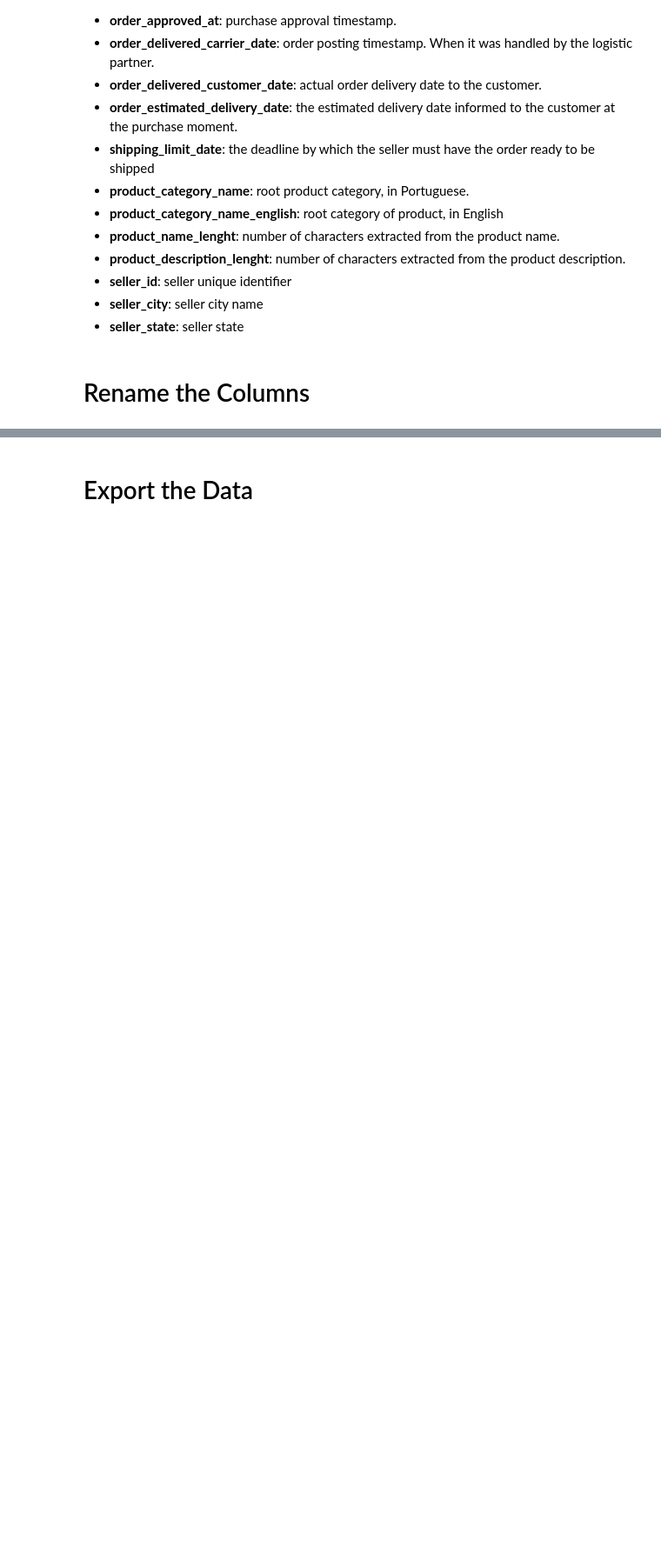
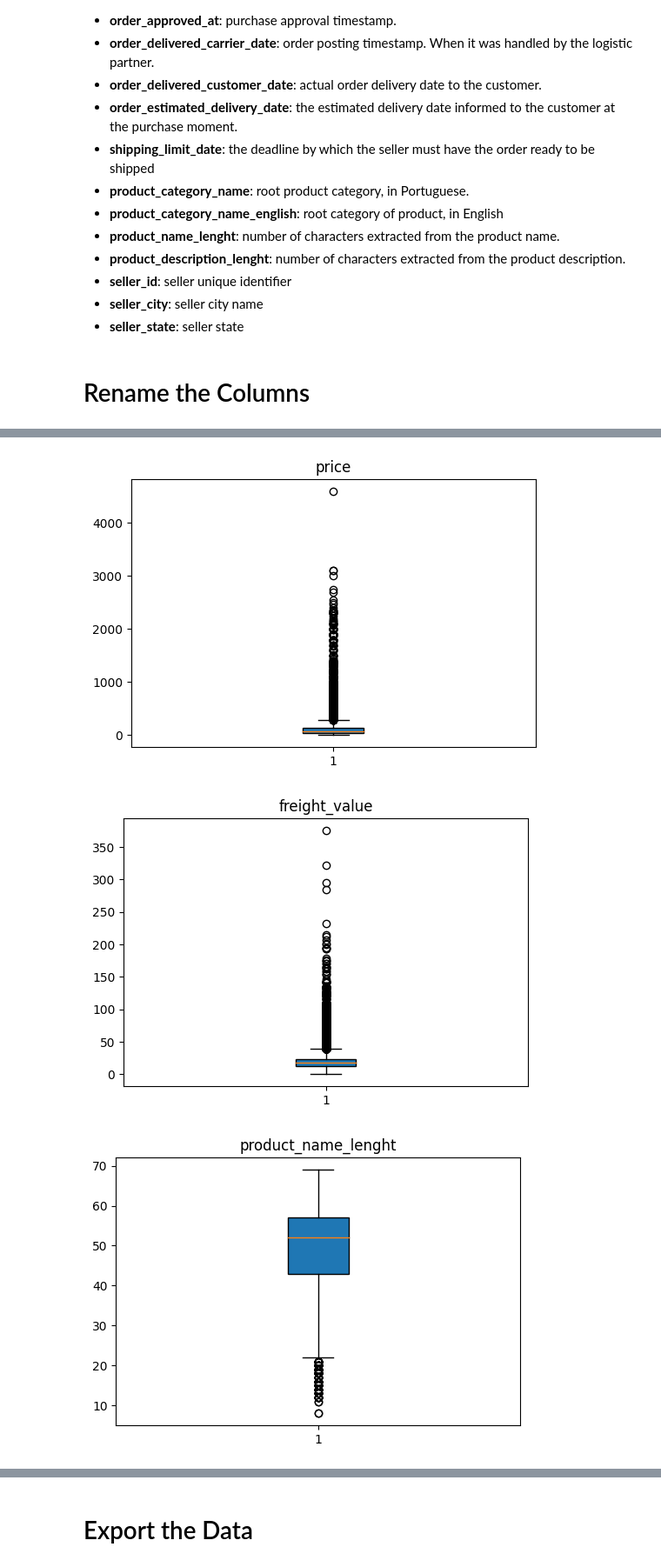
Before and after one commit to prffraia/Machine_Learning, a Jupyter notebook: 01_EDA.ipynb, the cells around one changed output, grey strips where cells are left out. Shown at 87% size. Cells and saved outputs as stored; diff of their text form; code cells hidden in the pictures; blank space fills up the shorter version.

```diff
--- a/01_EDA.ipynb
+++ b/01_EDA.ipynb
@@ -85,0 +176,15 @@ df.head()
+# %%
+import matplotlib.pyplot as plt
+
+# Filter for only continuous variables
+cont_vars = ['price', 'freight_value', 'product_name_lenght', 'product_description_lenght']
+
+for var in cont_vars:
+    plt.figure(figsize=(6,4))
+    plt.boxplot(df[var], vert=True, patch_artist=True)
+    plt.title(var)
+    plt.show()
+# %% [output]
+[figure, added]
+[figure, added]
+[figure, added]
```
Also changed, not shown: parts of 30 cells of this notebook.
